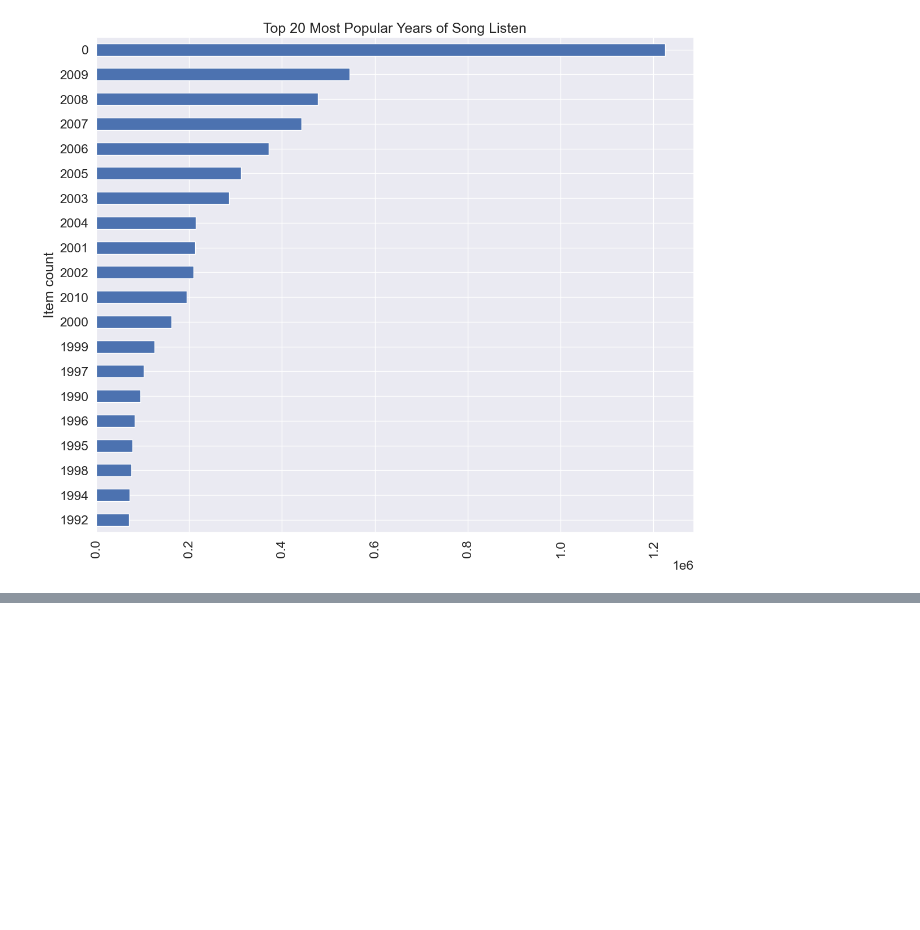
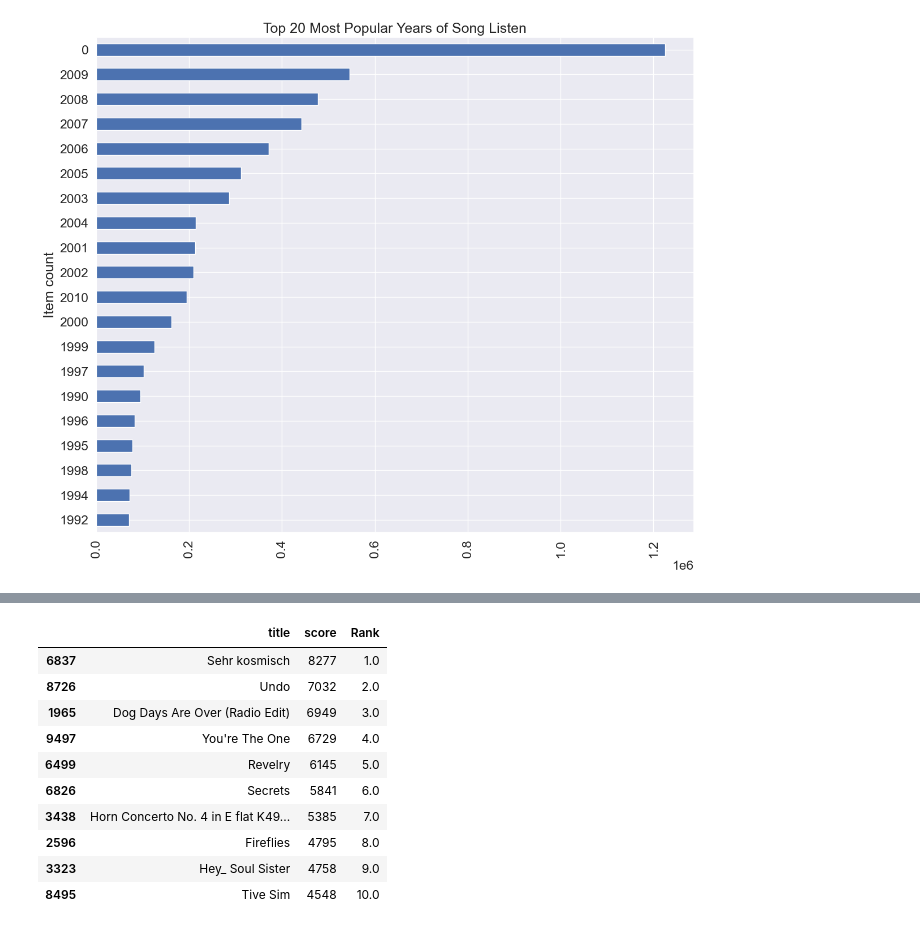
Before and after one commit to Raph221001/FYP-Music-Recommender, a Jupyter notebook: FYP/main.ipynb, the cells around one changed output, grey strips where cells are left out. Saved outputs shown, nothing was run; the diff lists cells and outputs as text; code cells hidden in the pictures; blank space fills up the shorter version.

Commit message:
popularity recommender update

```diff
--- a/FYP/main.ipynb
+++ b/FYP/main.ipynb
@@ -181,0 +187,32 @@ user_song_count_distribution.title.describe().reset_index().T
+# %%
+def create_popular_recommender(train_data, user_id, item_id):
+
+    #Get a count of user_ids for each unique song as recommendation score
+    train_data_grouped = train_data.groupby([item_id]).agg({user_id: 'count'}).reset_index()
+    train_data_grouped.rename(columns = {user_id: 'score'},inplace=True)
+
+    #Sorts the songs based on the recommendation score
+    train_data_sorting = train_data_grouped.sort_values(['score', item_id], ascending = [0,1])
+
+    #Generates a recommendation rank based on the score
+    train_data_sorting['Rank'] = train_data_sorting.score.rank(ascending=0, method='first')
+
+    #Gets the top 10 recommendations
+    popular_recommendations = train_data_sorting.head(10)
+
+    return popular_recommendations
+# %%
+recommendations = create_popular_recommender(user_song_list_count,'user','title')
+recommendations
+# %% [output]
+|  | title | score | Rank |
+| 6837 | Sehr kosmisch | 8277 | 1.0 |
+| 8726 | Undo | 7032 | 2.0 |
+| 1965 | Dog Days Are Over (Radio Edit) | 6949 | 3.0 |
+| 9497 | You're The One | 6729 | 4.0 |
+| 6499 | Revelry | 6145 | 5.0 |
+| 6826 | Secrets | 5841 | 6.0 |
+| 3438 | Horn Concerto No. 4 in E flat K49... | 5385 | 7.0 |
+| 2596 | Fireflies | 4795 | 8.0 |
+| 3323 | Hey_ Soul Sister | 4758 | 9.0 |
+| 8495 | Tive Sim | 4548 | 10.0 |
```
Also changed, not shown: parts of 2 cells of this notebook.
